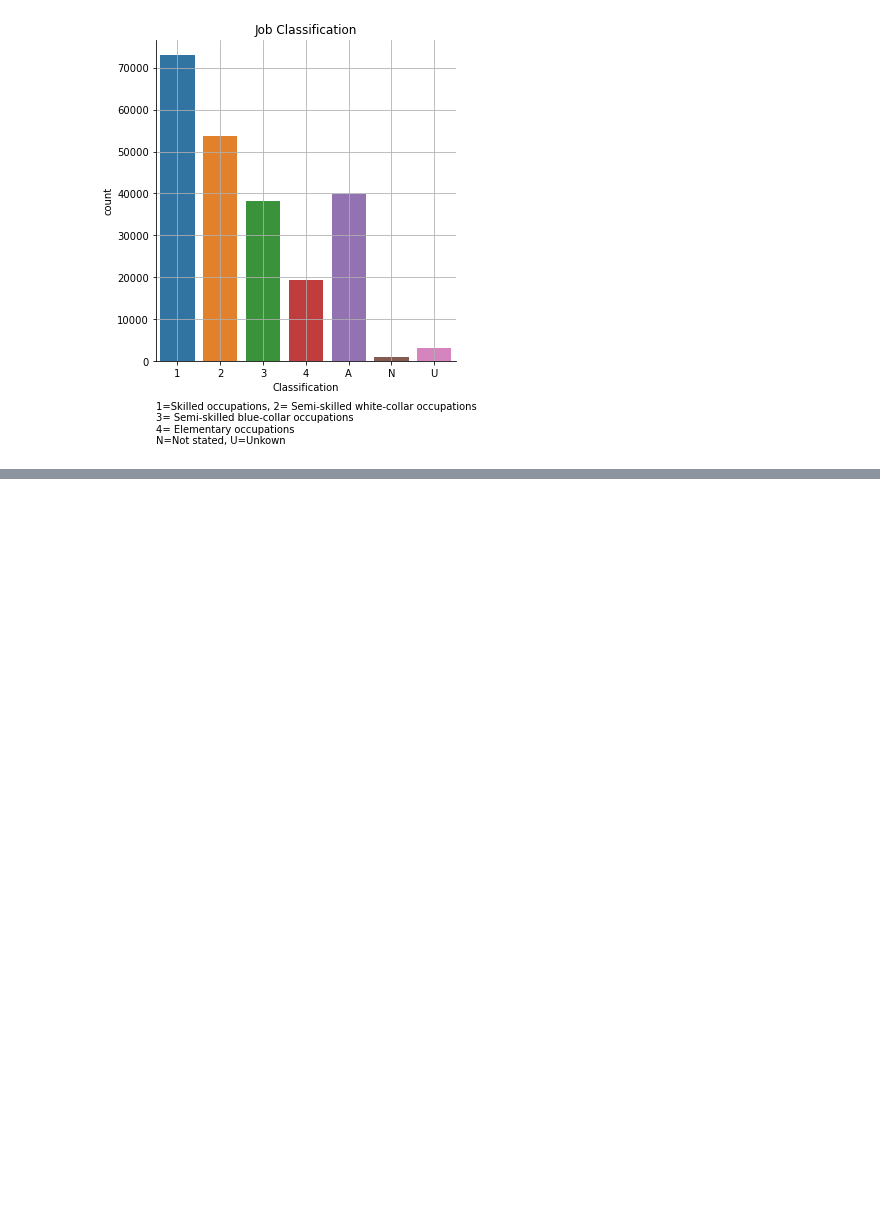
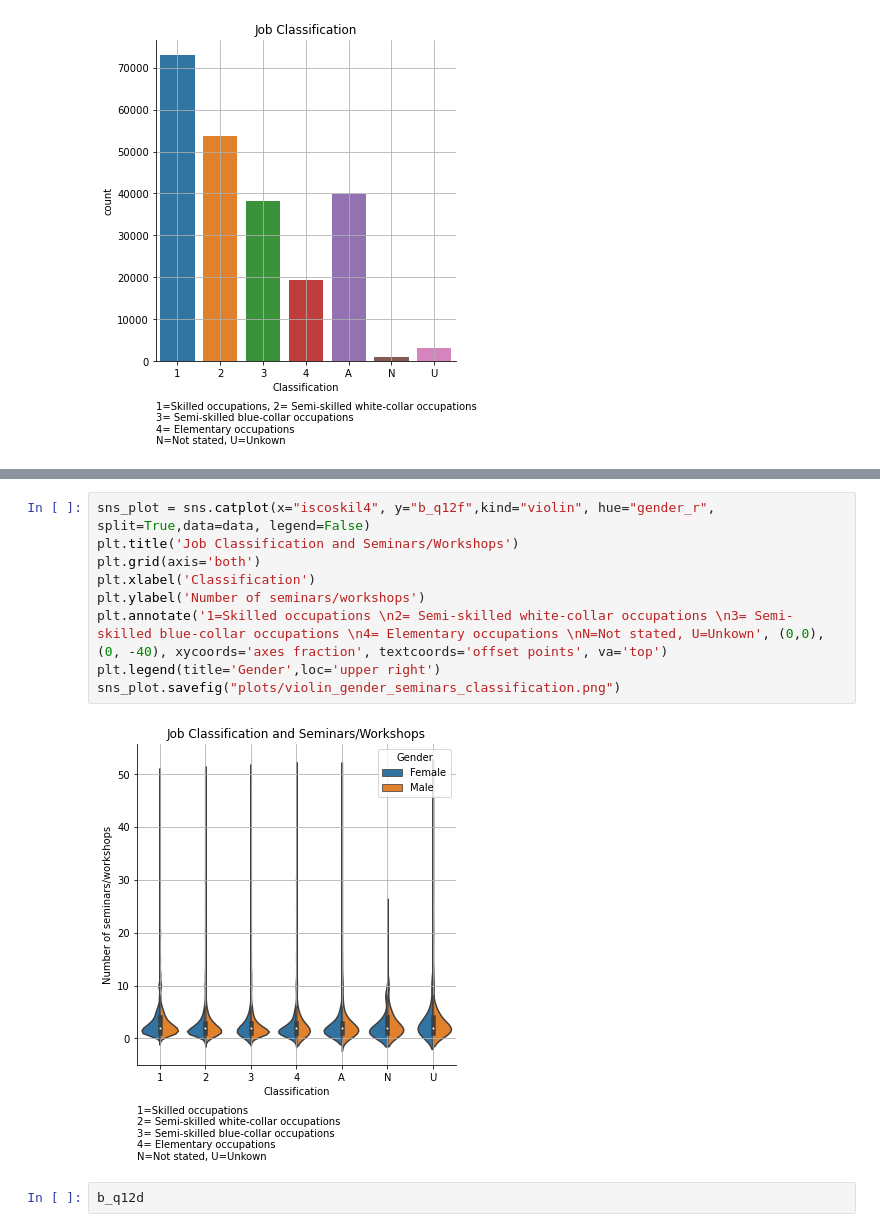
Before and after one commit to srh-gst/ML_term_paper, a Jupyter notebook: Code/3_descriptives.ipynb, the cells around one changed output, grey strips where cells are left out. Saved outputs shown, nothing was run; the diff lists cells and outputs as text; blank space fills up the shorter version.

```diff
--- a/Code/3_descriptives.ipynb
+++ b/Code/3_descriptives.ipynb
@@ -393,0 +486,13 @@ sns_plot.savefig("plots/box_age_job_classification.png")
+# %%
+sns_plot = sns.catplot(x="iscoskil4", y="b_q12f",kind="violin", hue="gender_r", split=True,data=data, legend=False)
+plt.title('Job Classification and Seminars/Workshops')
+plt.grid(axis='both')
+plt.xlabel('Classification')
+plt.ylabel('Number of seminars/workshops')
+plt.annotate('1=Skilled occupations \n2= Semi-skilled white-collar occupations \n3= Semi-skilled blue-collar occupations \n4= Elementary occupations \nN=Not stated, U=Unkown', (0,0), (0, -40), xycoords='axes fraction', textcoords='offset points', va='top')
+plt.legend(title='Gender',loc='upper right')
+sns_plot.savefig("plots/violin_gender_seminars_classification.png")
+# %% [output]
+[figure, added]
+# %%
+b_q12d
```
Also changed, not shown: parts of 23 cells of this notebook.
